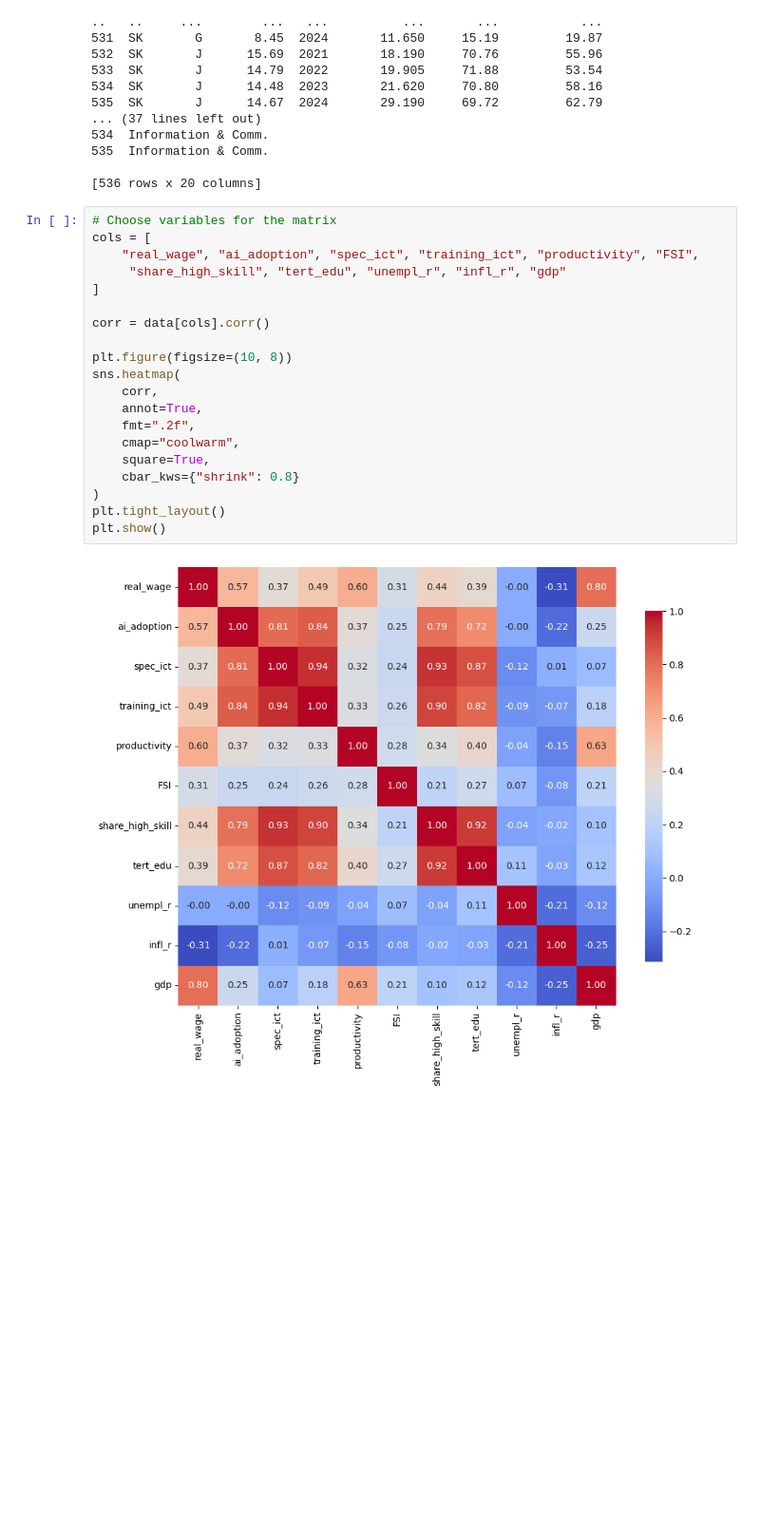
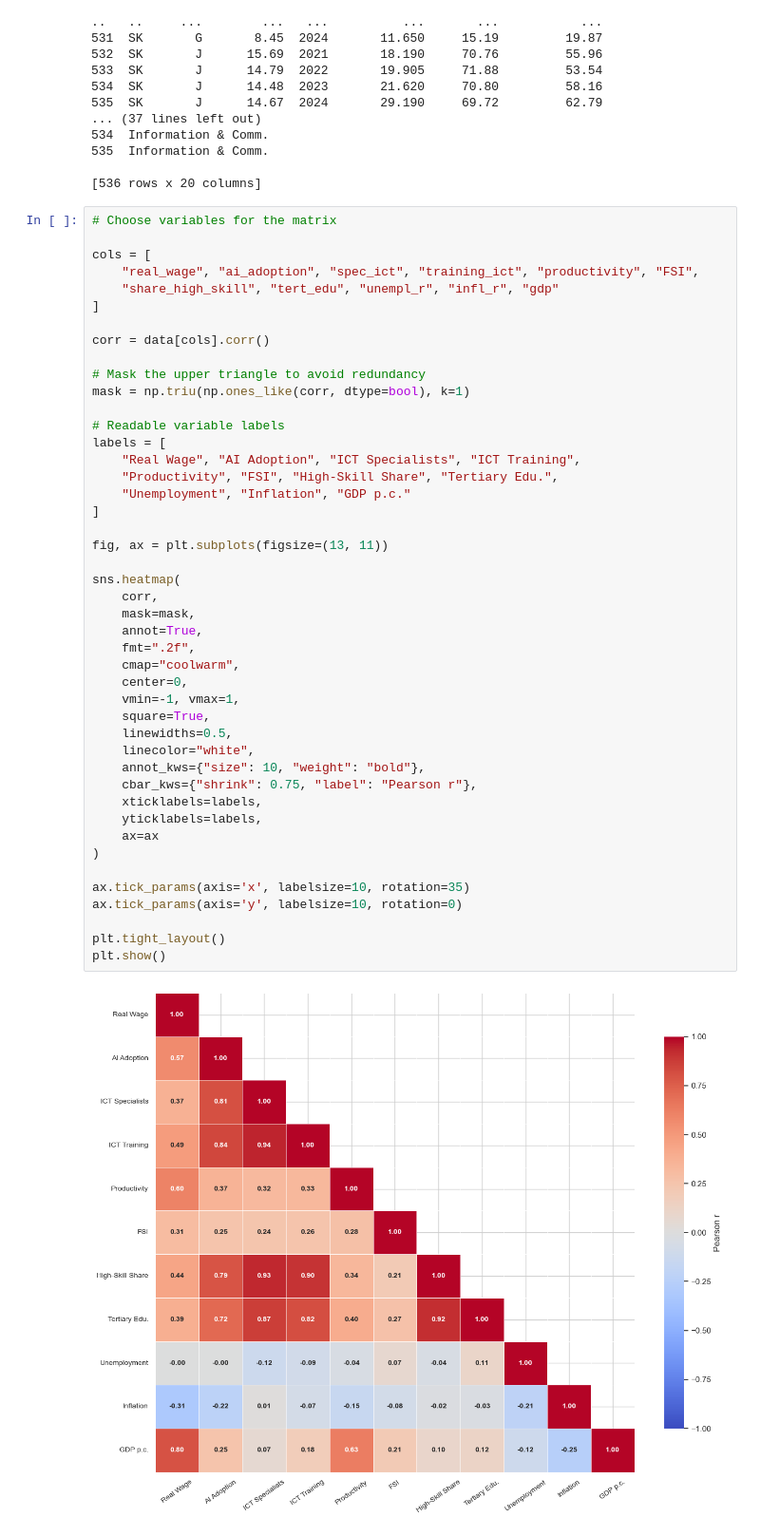
Before and after one commit to Martyniuk-y/Master_thesis, a Jupyter notebook: EDA.ipynb, the cells around one changed output. Shown at 95% size. Cells and saved outputs as stored; diff of their text form; blank space fills up the shorter version.

Commit message:
Version 3 adjustment (notebook outputs cleared to fix file size)

```diff
--- a/EDA.ipynb
+++ b/EDA.ipynb
@@ -680,23 +729,48 @@ print(data)
 [536 rows x 20 columns]
 # %%
 # Choose variables for the matrix
+
 cols = [
     "real_wage", "ai_adoption", "spec_ict", "training_ict", "productivity", "FSI",
-     "share_high_skill", "tert_edu", "unempl_r", "infl_r", "gdp"
+    "share_high_skill", "tert_edu", "unempl_r", "infl_r", "gdp"
 ]
 
 corr = data[cols].corr()
 
-plt.figure(figsize=(10, 8))
+# Mask the upper triangle to avoid redundancy
+mask = np.triu(np.ones_like(corr, dtype=bool), k=1)
+
+# Readable variable labels
+labels = [
+    "Real Wage", "AI Adoption", "ICT Specialists", "ICT Training",
+    "Productivity", "FSI", "High-Skill Share", "Tertiary Edu.",
+    "Unemployment", "Inflation", "GDP p.c."
+]
+
+fig, ax = plt.subplots(figsize=(13, 11))
+
 sns.heatmap(
     corr,
+    mask=mask,
     annot=True,
     fmt=".2f",
     cmap="coolwarm",
+    center=0,
+    vmin=-1, vmax=1,
     square=True,
-    cbar_kws={"shrink": 0.8}
+    linewidths=0.5,
+    linecolor="white",
+    annot_kws={"size": 10, "weight": "bold"},
+    cbar_kws={"shrink": 0.75, "label": "Pearson r"},
+    xticklabels=labels,
+    yticklabels=labels,
+    ax=ax
 )
+
+ax.tick_params(axis='x', labelsize=10, rotation=35)
+ax.tick_params(axis='y', labelsize=10, rotation=0)
+
 plt.tight_layout()
 plt.show()
 # %% [output]
-[figure, old version]
+[figure, new version]
```
Also changed, not shown: parts of 19 cells of this notebook, 29 other files.
